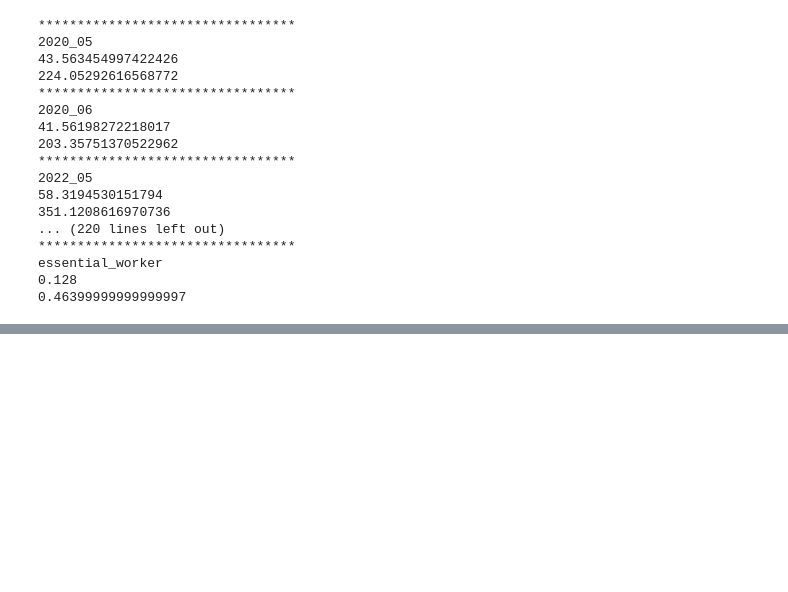
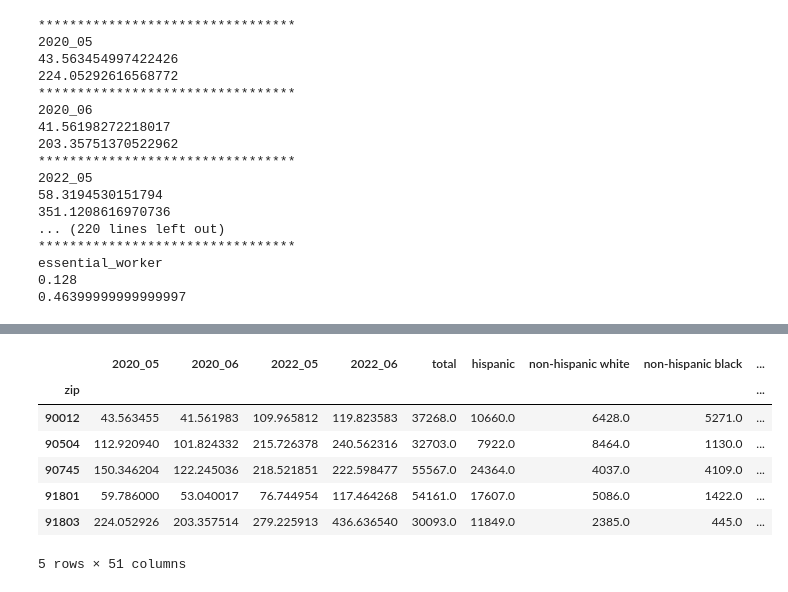
Before and after one commit to suyanpengzhang/Traffic-Analysis, a Jupyter notebook: Regression Sensors -- Zip Code Level.ipynb, the cells around one changed output, grey strips where cells are left out. Saved outputs shown, nothing was run; the diff lists cells and outputs as text; code cells hidden in the pictures; blank space fills up the shorter version.

```diff
--- a/Regression Sensors -- Zip Code Level.ipynb
+++ b/Regression Sensors -- Zip Code Level.ipynb
@@ -859,0 +892,11 @@ essential_worker
+# %%
+flow[flow['asian_ratio']>0.35]
+# %% [output]
+|  | 2020_05 | 2020_06 | 2022_05 | 2022_06 | total | hispanic | non-hispanic white | non-hispanic black | ... |
+| zip |  |  |  |  |  |  |  |  | ... |
+| 90012 | 43.563455 | 41.561983 | 109.965812 | 119.823583 | 37268.0 | 10660.0 | 6428.0 | 5271.0 | ... |
+| 90504 | 112.920940 | 101.824332 | 215.726378 | 240.562316 | 32703.0 | 7922.0 | 8464.0 | 1130.0 | ... |
+| 90745 | 150.346204 | 122.245036 | 218.521851 | 222.598477 | 55567.0 | 24364.0 | 4037.0 | 4109.0 | ... |
+| 91801 | 59.786000 | 53.040017 | 76.744954 | 117.464268 | 54161.0 | 17607.0 | 5086.0 | 1422.0 | ... |
+| 91803 | 224.052926 | 203.357514 | 279.225913 | 436.636540 | 30093.0 | 11849.0 | 2385.0 | 445.0 | ... |
+5 rows × 51 columns
```
Also changed, not shown: parts of 12 cells of this notebook, 3 other files.
